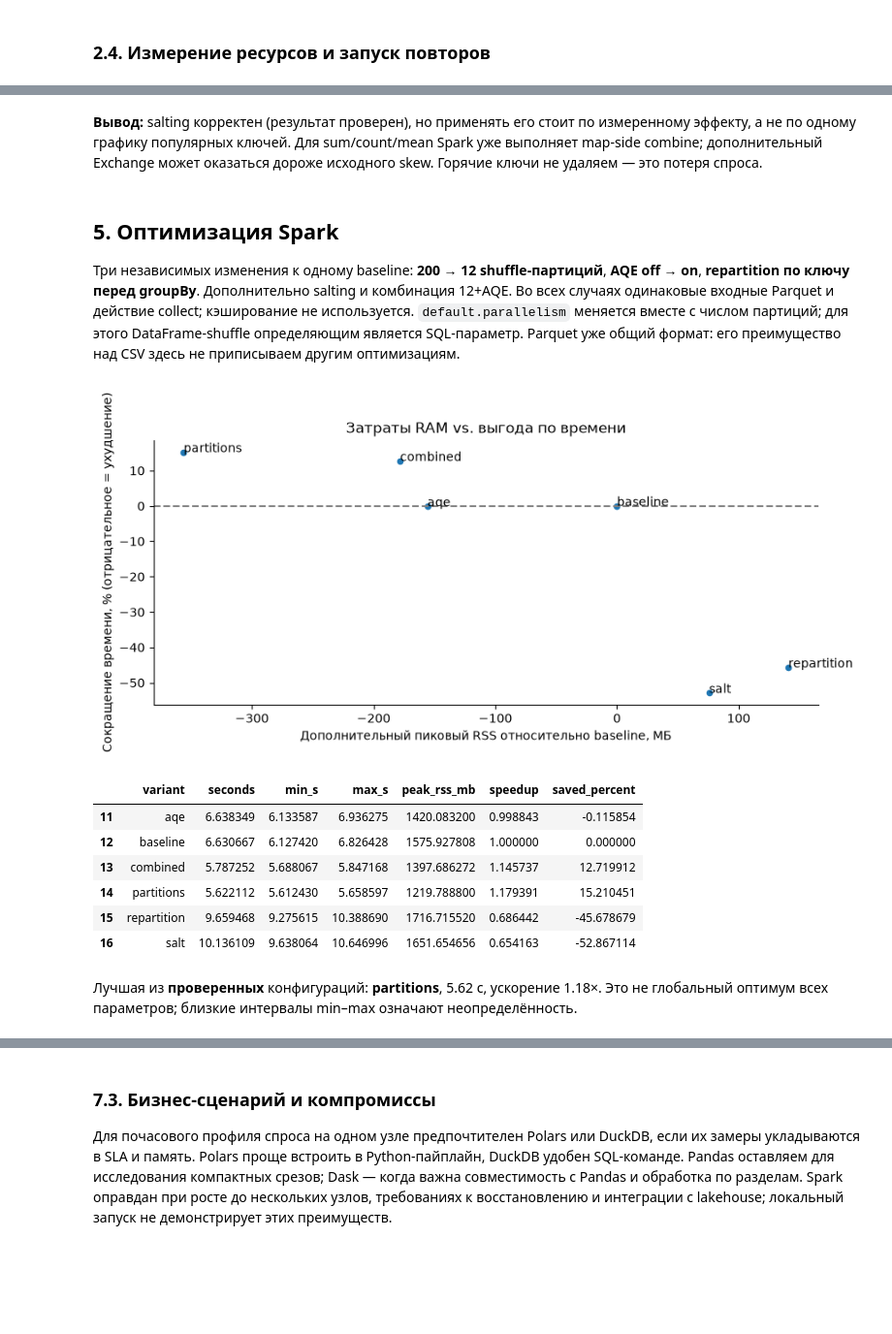
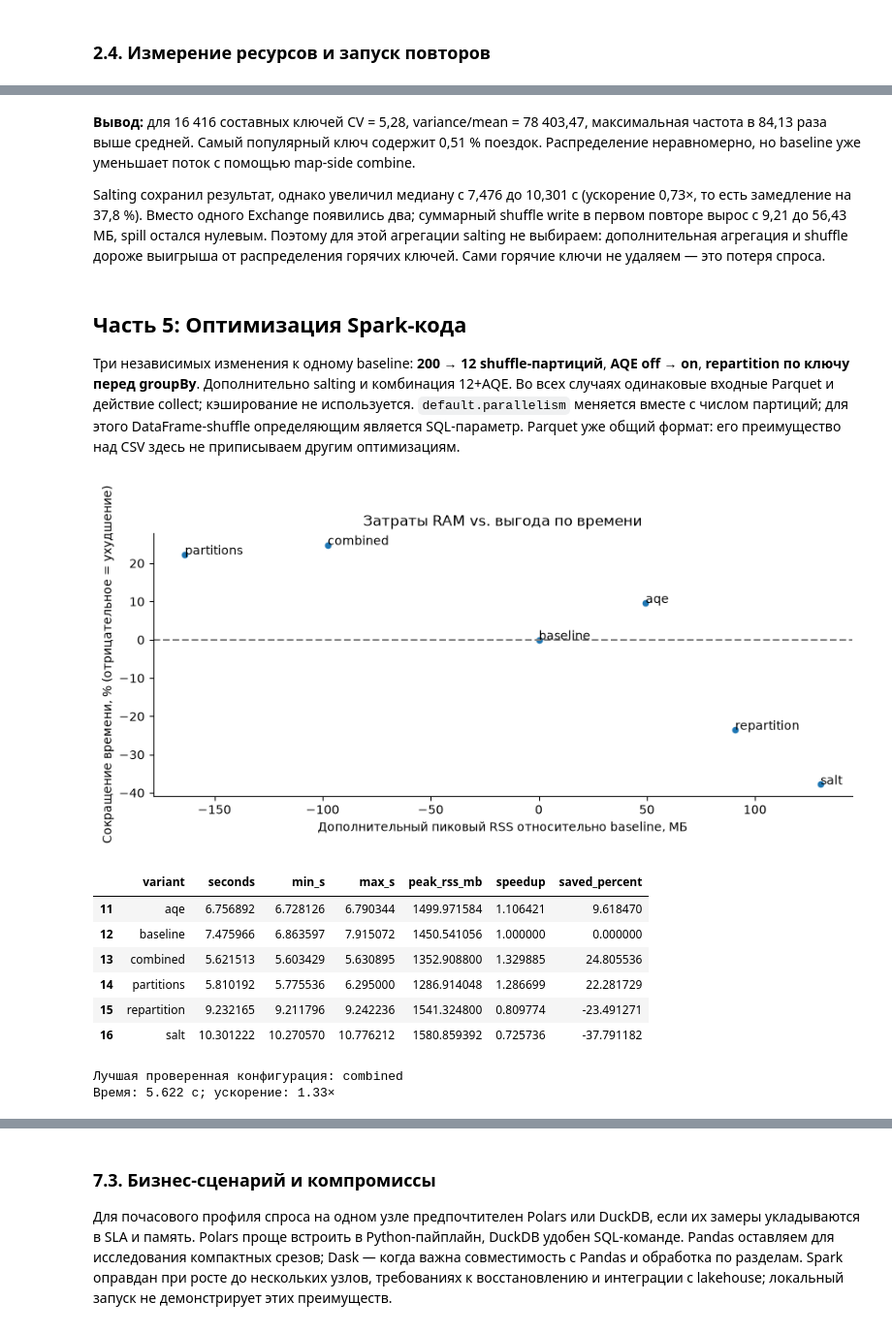
Before and after one commit to dkozlov-code/bigdata-engine-benchmark, a Jupyter notebook: notebooks/benchmark.ipynb, the cells around one changed output, grey strips where cells are left out. Shown at 97% size. Drawn from its saved outputs; the diff is of its cells as text; code cells hidden in the pictures; blank space fills up the shorter version.

Commit message:
fix: правки структуры и результатов

```diff
--- a/notebooks/benchmark.ipynb
+++ b/notebooks/benchmark.ipynb
@@ -815,9 +843,15 @@ Salting: ускорение **0.65×**. Если <1, устранение дис
 # %% [markdown]
-**Вывод:** salting корректен (результат проверен), но применять его стоит по измеренному эффекту,
-а не по одному графику популярных ключей. Для sum/count/mean Spark уже выполняет map-side combine;
-дополнительный Exchange может оказаться дороже исходного skew. Горячие ключи не удаляем — это потеря спроса.
+**Вывод:** для 16 416 составных ключей CV = 5,28, variance/mean = 78 403,47,
+максимальная частота в 84,13 раза выше средней. Самый популярный ключ содержит 0,51 % поездок.
+Распределение неравномерно, но baseline уже уменьшает поток с помощью map-side combine.
+
+Salting сохранил результат, однако увеличил медиану с 7,476 до 10,301 с
+(ускорение 0,73×, то есть замедление на 37,8 %). Вместо одного Exchange появились два;
+суммарный shuffle write в первом повторе вырос с 9,21 до 56,43 МБ, spill остался нулевым.
+Поэтому для этой агрегации salting не выбираем: дополнительная агрегация и shuffle дороже
+выигрыша от распределения горячих ключей. Сами горячие ключи не удаляем — это потеря спроса.
 # %% [markdown]
-## 5. Оптимизация Spark
+## Часть 5: Оптимизация Spark-кода
 
 Три независимых изменения к одному baseline: **200 → 12 shuffle-партиций**,
 **AQE off → on**, **repartition по ключу перед groupBy**. Дополнительно salting и комбинация 12+AQE.
@@ -844,18 +878,18 @@ def optimization(table):
 # %%
 opt = optimization(table)
 display(opt)
 best = opt.loc[opt.seconds.idxmin()]
-display(Markdown(f'Лучшая из **проверенных** конфигураций: **{best.variant}**, '
-                 f'{best.seconds:.2f} с, ускорение {best.speedup:.2f}×. '
-                 'Это не глобальный оптимум всех параметров; близкие интервалы min–max означают неопределённость.'))
+print(f'Лучшая проверенная конфигурация: {best.variant}')
+print(f'Время: {best.seconds:.3f} с; ускорение: {best.speedup:.2f}×')
 # %% [output]
-[figure, old version]
+[figure, new version]
 |  | variant | seconds | min_s | max_s | peak_rss_mb | speedup | saved_percent |
-| 11 | aqe | 6.638349 | 6.133587 | 6.936275 | 1420.083200 | 0.998843 | -0.115854 |
-| 12 | baseline | 6.630667 | 6.127420 | 6.826428 | 1575.927808 | 1.000000 | 0.000000 |
-| 13 | combined | 5.787252 | 5.688067 | 5.847168 | 1397.686272 | 1.145737 | 12.719912 |
-| 14 | partitions | 5.622112 | 5.612430 | 5.658597 | 1219.788800 | 1.179391 | 15.210451 |
-| 15 | repartition | 9.659468 | 9.275615 | 10.388690 | 1716.715520 | 0.686442 | -45.678679 |
-| 16 | salt | 10.136109 | 9.638064 | 10.646996 | 1651.654656 | 0.654163 | -52.867114 |
+| 11 | aqe | 6.756892 | 6.728126 | 6.790344 | 1499.971584 | 1.106421 | 9.618470 |
+| 12 | baseline | 7.475966 | 6.863597 | 7.915072 | 1450.541056 | 1.000000 | 0.000000 |
+| 13 | combined | 5.621513 | 5.603429 | 5.630895 | 1352.908800 | 1.329885 | 24.805536 |
+| 14 | partitions | 5.810192 | 5.775536 | 6.295000 | 1286.914048 | 1.286699 | 22.281729 |
+| 15 | repartition | 9.232165 | 9.211796 | 9.242236 | 1541.324800 | 0.809774 | -23.491271 |
+| 16 | salt | 10.301222 | 10.270570 | 10.776212 | 1580.859392 | 0.725736 | -37.791182 |
-Лучшая из **проверенных** конфигураций: **partitions**, 5.62 с, ускорение 1.18×. Это не глобальный оптимум всех параметров; близкие интервалы min–max означают неопределённость.
+Лучшая проверенная конфигурация: combined
+Время: 5.622 с; ускорение: 1.33×
 # %% [markdown]
```
Also changed, not shown: parts of 22 cells of this notebook.
